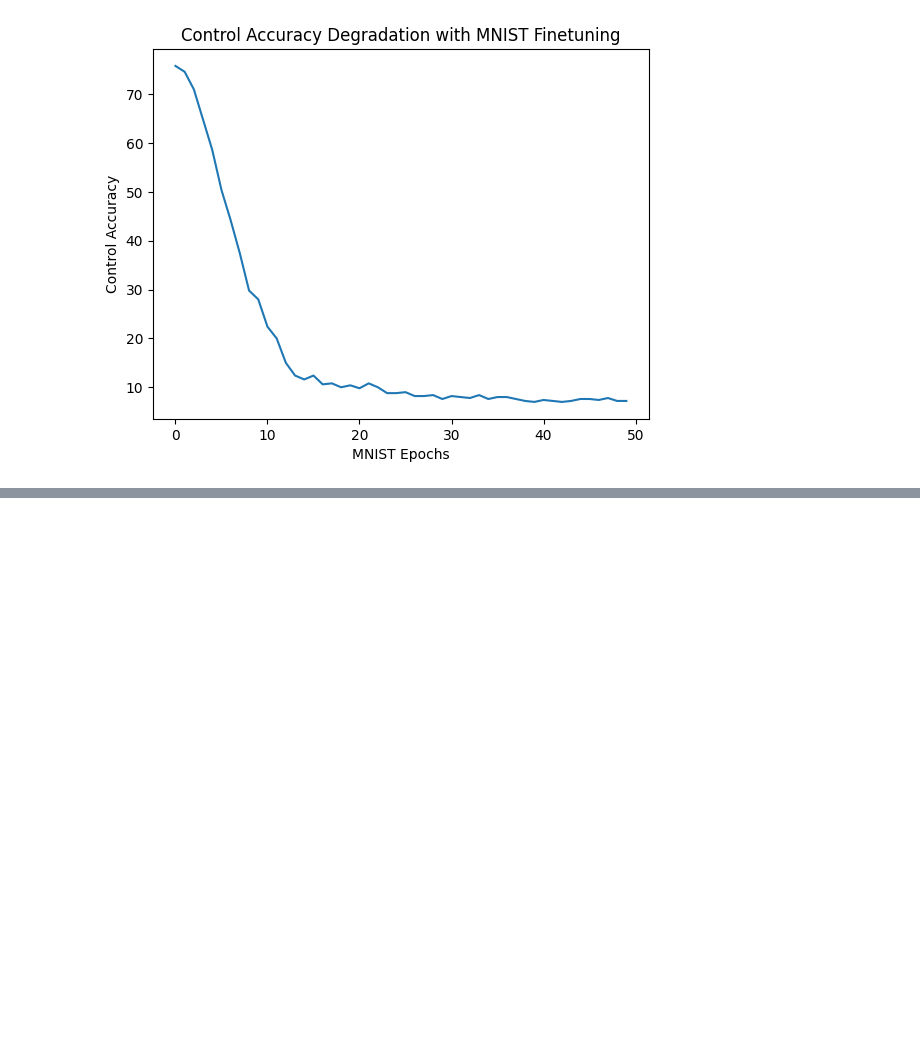
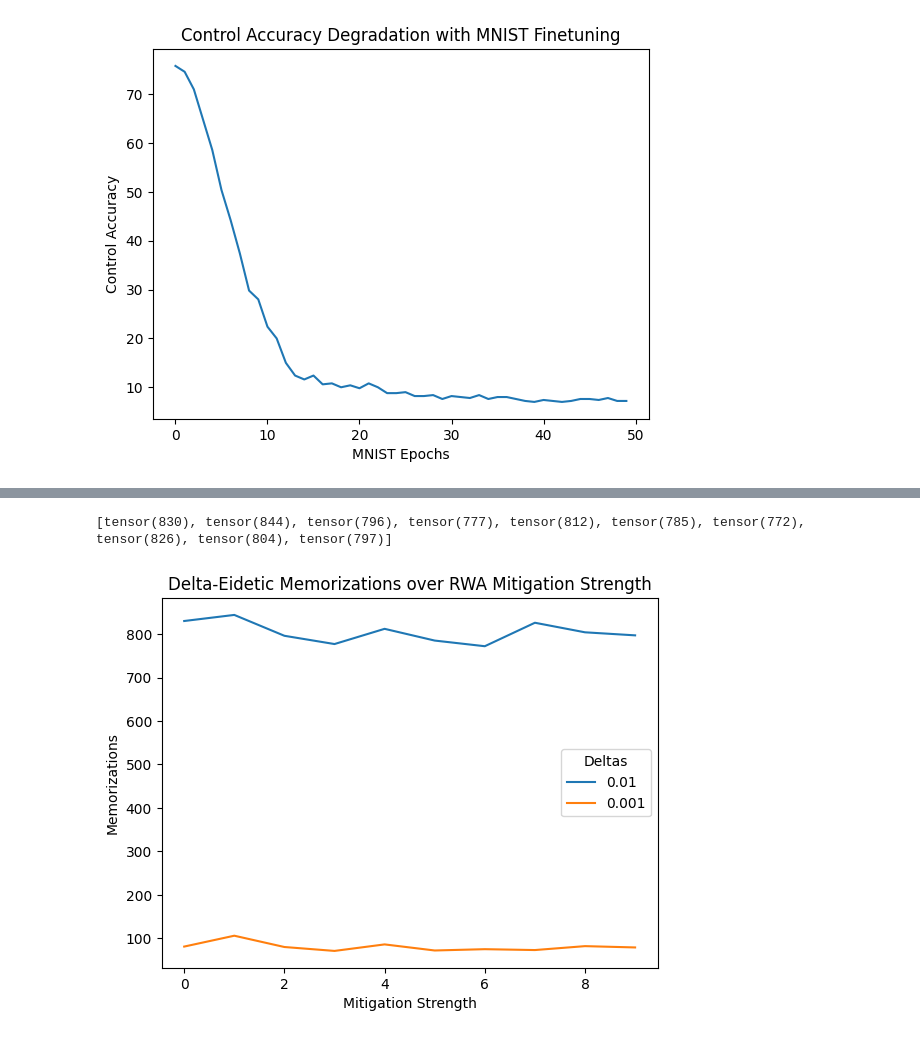
Before and after one commit to NickyDCFP/SolidMark, a Jupyter notebook: analyze_distances.ipynb, the cells around one changed output, grey strips where cells are left out. Cells and saved outputs as stored; diff of their text form; code cells hidden in the pictures; blank space fills up the shorter version.

```diff
--- a/analyze_distances.ipynb
+++ b/analyze_distances.ipynb
@@ -145,0 +172,23 @@ plt.show()
+# %%
+def plot_technique(perturbs: torch.Tensor, name: str, buckets: list[int]):
+    distances: list[torch.Tensor] = [
+    torch.load(f'./trained_models/distances_sd_5k_{name}_{i}.pt', map_location='cpu')
+    for i in perturbs
+    ]
+    buckets_per_perturb = [
+        [sum(distance < bucket) for distance in distances]
+        for bucket in buckets
+    ]
+    print(buckets_per_perturb[0])
+    for i, bucket in enumerate(distance_buckets):
+        plt.plot(perturbs, buckets_per_perturb[i], label=bucket)
+        plt.legend(title="Deltas")
+        plt.title(f"Delta-Eidetic Memorizations over {name} Mitigation Strength")
+        plt.xlabel("Mitigation Strength")
+        plt.ylabel("Memorizations")
+    plt.show()
+# %%
+plot_technique(torch.arange(10), "RWA", distance_buckets)
+# %% [output]
+[tensor(830), tensor(844), tensor(796), tensor(777), tensor(812), tensor(785), tensor(772), tensor(826), tensor(804), tensor(797)]
+[figure, added]
```
Also changed, not shown: parts of 11 cells of this notebook, 15 other files.
